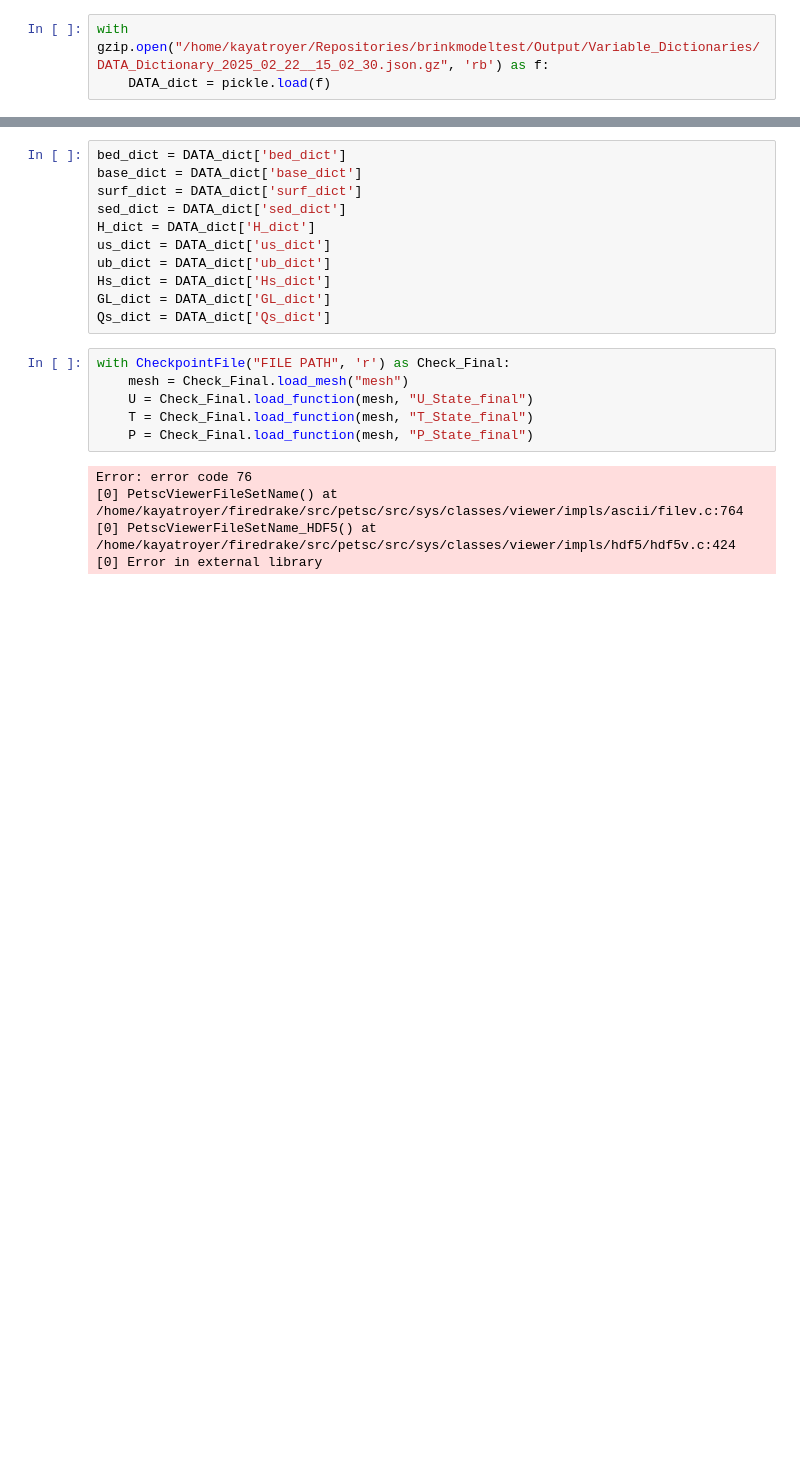
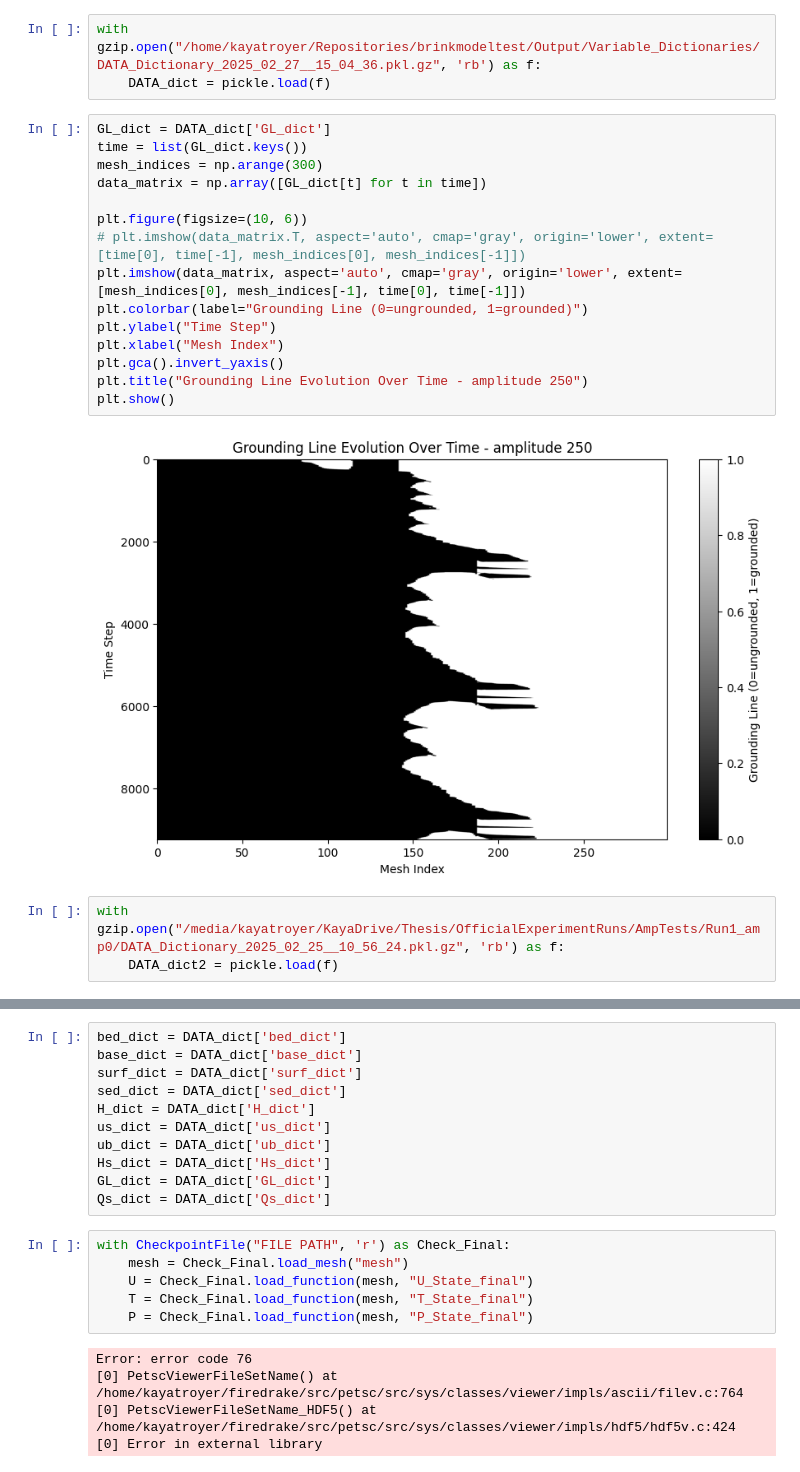
Before and after one commit to ktlix2ski/brinkmodeltest, a Jupyter notebook: TestBook.ipynb, the cells around one changed output, grey strips where cells are left out. Cells and saved outputs as stored; diff of their text form; blank space fills up the shorter version.

```diff
--- a/TestBook.ipynb
+++ b/TestBook.ipynb
@@ -21,3 +22,23 @@ import gzip
 # %%
-with gzip.open("/home/kayatroyer/Repositories/brinkmodeltest/Output/Variable_Dictionaries/DATA_Dictionary_2025_02_22__15_02_30.json.gz", 'rb') as f:
+with gzip.open("/home/kayatroyer/Repositories/brinkmodeltest/Output/Variable_Dictionaries/DATA_Dictionary_2025_02_27__15_04_36.pkl.gz", 'rb') as f:
     DATA_dict = pickle.load(f)
+# %%
+GL_dict = DATA_dict['GL_dict']
+time = list(GL_dict.keys())
+mesh_indices = np.arange(300)
+data_matrix = np.array([GL_dict[t] for t in time])
+
+plt.figure(figsize=(10, 6))
+# plt.imshow(data_matrix.T, aspect='auto', cmap='gray', origin='lower', extent=[time[0], time[-1], mesh_indices[0], mesh_indices[-1]])
+plt.imshow(data_matrix, aspect='auto', cmap='gray', origin='lower', extent=[mesh_indices[0], mesh_indices[-1], time[0], time[-1]])
+plt.colorbar(label="Grounding Line (0=ungrounded, 1=grounded)")
+plt.ylabel("Time Step")
+plt.xlabel("Mesh Index")
+plt.gca().invert_yaxis()
+plt.title("Grounding Line Evolution Over Time - amplitude 250")
+plt.show()
+# %% [output]
+[figure, added]
+# %%
+with gzip.open("/media/kayatroyer/KayaDrive/Thesis/OfficialExperimentRuns/AmpTests/Run1_amp0/DATA_Dictionary_2025_02_25__10_56_24.pkl.gz", 'rb') as f:
+    DATA_dict2 = pickle.load(f)
```
Also changed, not shown: parts of 2 cells of this notebook, 1 other file.
